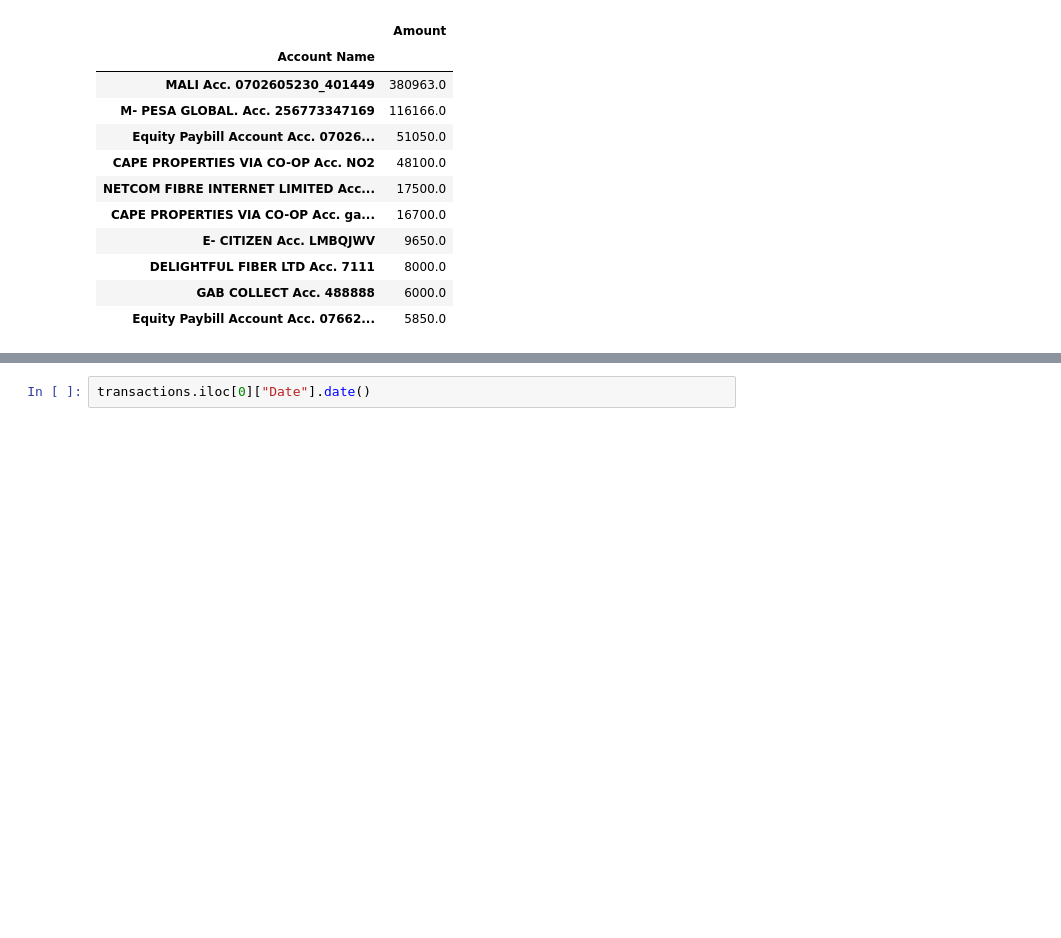
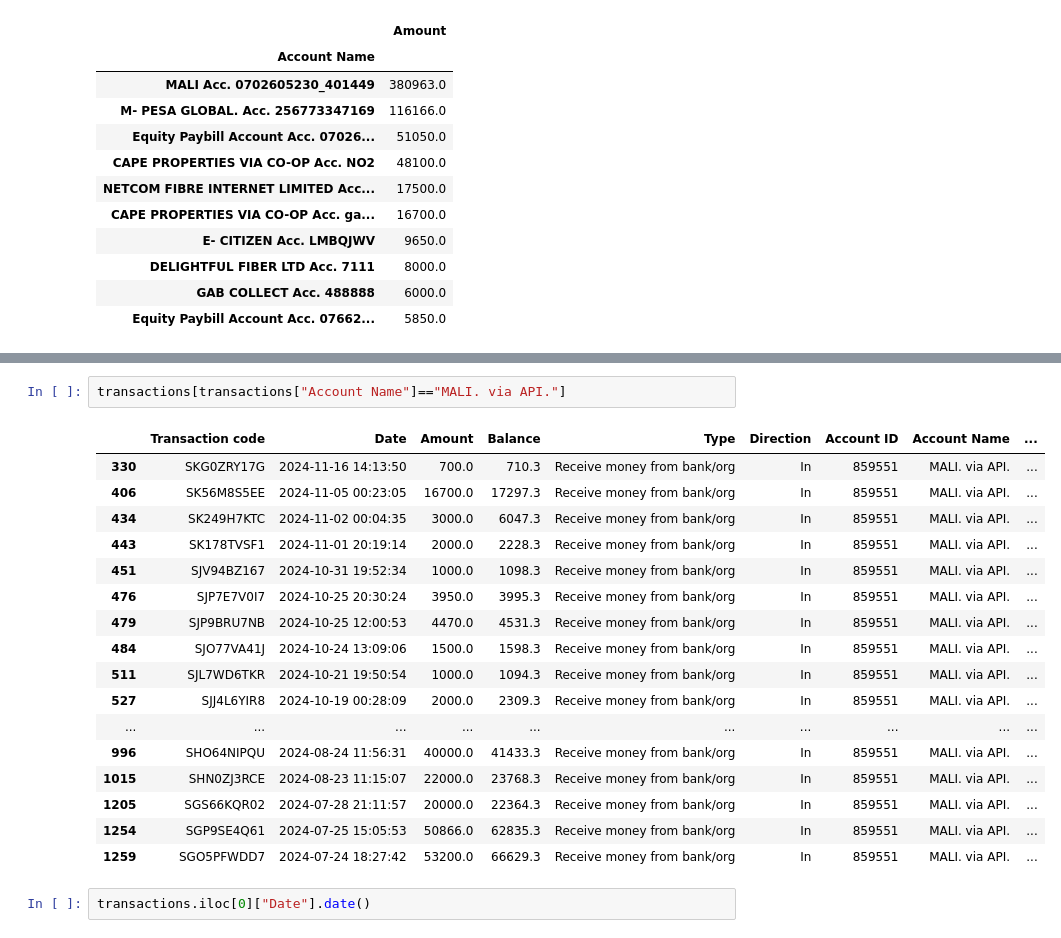
Before and after one commit to Addyzee/statement-app, a Jupyter notebook: backend/app/analysis/temp.ipynb, the cells around one changed output, grey strips where cells are left out. Drawn from its saved outputs; the diff is of its cells as text; blank space fills up the shorter version.

```diff
--- a/backend/app/analysis/temp.ipynb
+++ b/backend/app/analysis/temp.ipynb
@@ -260,3 +268,23 @@ Name: count, dtype: int64
+# %%
+transactions[transactions["Account Name"]=="MALI. via API."]
+# %% [output]
+|  | Transaction code | Date | Amount | Balance | Type | Direction | Account ID | Account Name | ... |
+| 330 | SKG0ZRY17G | 2024-11-16 14:13:50 | 700.0 | 710.3 | Receive money from bank/org | In | 859551 | MALI. via API. | ... |
+| 406 | SK56M8S5EE | 2024-11-05 00:23:05 | 16700.0 | 17297.3 | Receive money from bank/org | In | 859551 | MALI. via API. | ... |
+| 434 | SK249H7KTC | 2024-11-02 00:04:35 | 3000.0 | 6047.3 | Receive money from bank/org | In | 859551 | MALI. via API. | ... |
+| 443 | SK178TVSF1 | 2024-11-01 20:19:14 | 2000.0 | 2228.3 | Receive money from bank/org | In | 859551 | MALI. via API. | ... |
+| 451 | SJV94BZ167 | 2024-10-31 19:52:34 | 1000.0 | 1098.3 | Receive money from bank/org | In | 859551 | MALI. via API. | ... |
+| 476 | SJP7E7V0I7 | 2024-10-25 20:30:24 | 3950.0 | 3995.3 | Receive money from bank/org | In | 859551 | MALI. via API. | ... |
+| 479 | SJP9BRU7NB | 2024-10-25 12:00:53 | 4470.0 | 4531.3 | Receive money from bank/org | In | 859551 | MALI. via API. | ... |
+| 484 | SJO77VA41J | 2024-10-24 13:09:06 | 1500.0 | 1598.3 | Receive money from bank/org | In | 859551 | MALI. via API. | ... |
+| 511 | SJL7WD6TKR | 2024-10-21 19:50:54 | 1000.0 | 1094.3 | Receive money from bank/org | In | 859551 | MALI. via API. | ... |
+| 527 | SJJ4L6YIR8 | 2024-10-19 00:28:09 | 2000.0 | 2309.3 | Receive money from bank/org | In | 859551 | MALI. via API. | ... |
+| ... | ... | ... | ... | ... | ... | ... | ... | ... | ... |
+| 996 | SHO64NIPQU | 2024-08-24 11:56:31 | 40000.0 | 41433.3 | Receive money from bank/org | In | 859551 | MALI. via API. | ... |
+| 1015 | SHN0ZJ3RCE | 2024-08-23 11:15:07 | 22000.0 | 23768.3 | Receive money from bank/org | In | 859551 | MALI. via API. | ... |
+| 1205 | SGS66KQR02 | 2024-07-28 21:11:57 | 20000.0 | 22364.3 | Receive money from bank/org | In | 859551 | MALI. via API. | ... |
+| 1254 | SGP9SE4Q61 | 2024-07-25 15:05:53 | 50866.0 | 62835.3 | Receive money from bank/org | In | 859551 | MALI. via API. | ... |
+| 1259 | SGO5PFWDD7 | 2024-07-24 18:27:42 | 53200.0 | 66629.3 | Receive money from bank/org | In | 859551 | MALI. via API. | ... |
 # %%
 transactions.iloc[0]["Date"].date()
 # %% [output]
```
Also changed, not shown: parts of 4 cells of this notebook, 6 other files.
